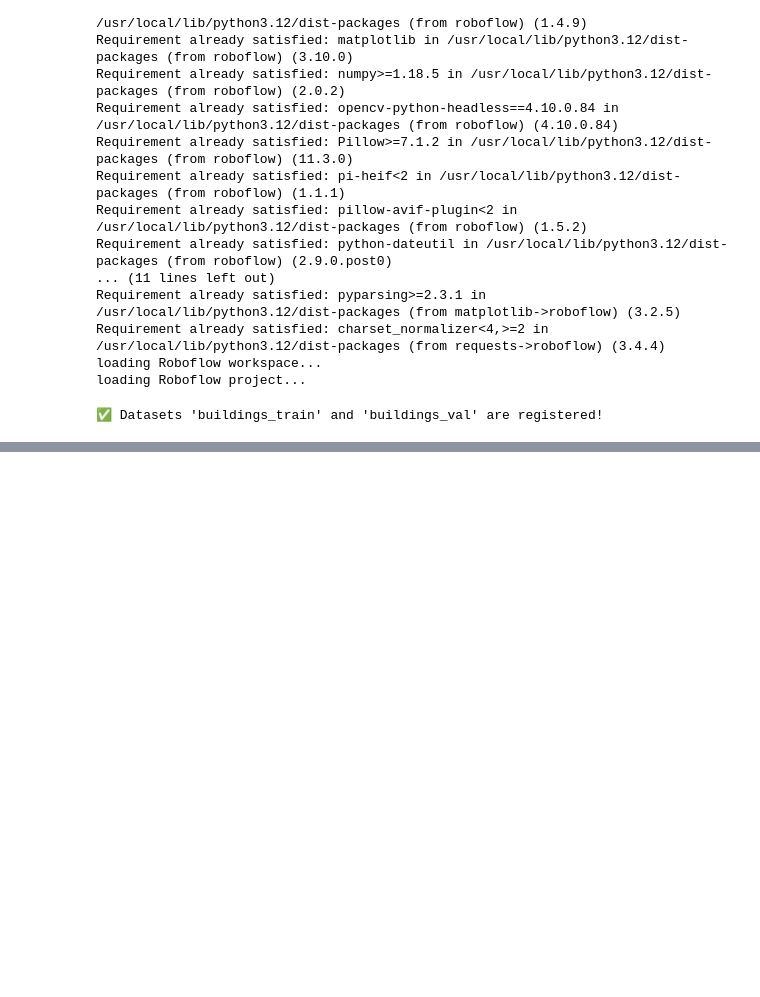
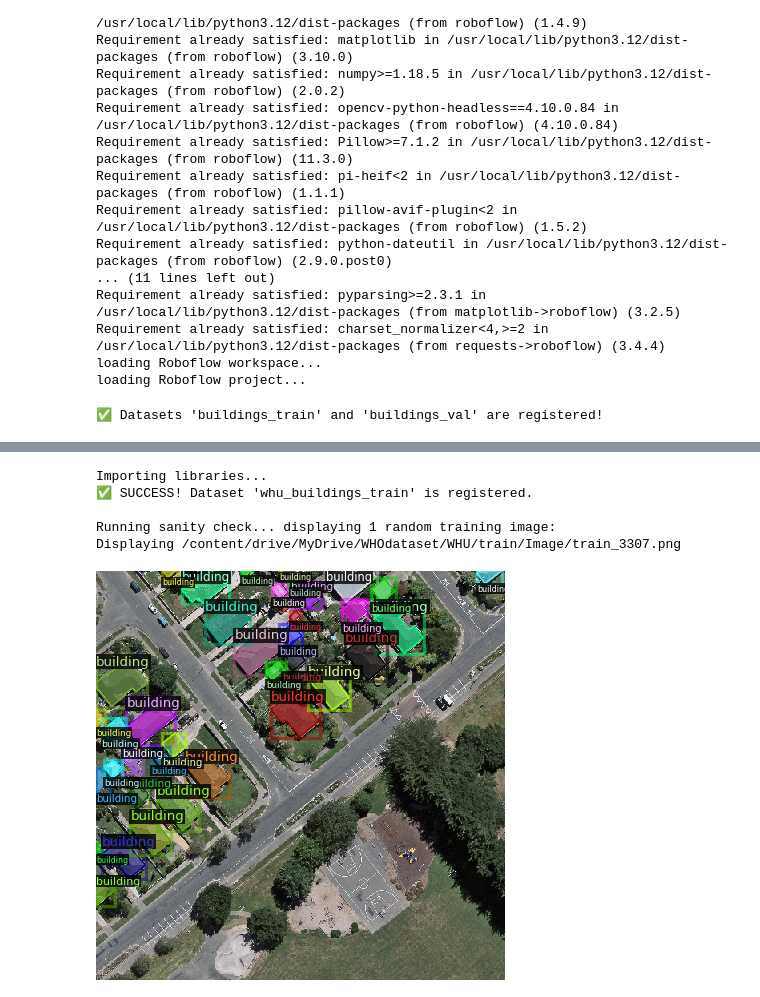
Before and after one commit to hitesh771/hitesh771.github.io, a Jupyter notebook: BuildingsSegmentnMasking.ipynb, the cells around one changed output, grey strips where cells are left out. Drawn from its saved outputs; the diff is of its cells as text; code cells hidden in the pictures; blank space fills up the shorter version.

```diff
--- a/BuildingsSegmentnMasking.ipynb
+++ b/BuildingsSegmentnMasking.ipynb
@@ -211,0 +383,57 @@ input.jpg                          th?id=ORMS.6a8960c4c668708b2864358d51497fff
+# %%
+# --- 1. Import all libraries ---
+print("Importing libraries...")
+from detectron2.data.datasets import register_coco_instances
+from detectron2.data import DatasetCatalog, MetadataCatalog
+from detectron2.utils.visualizer import Visualizer
+import os
+import random
+import cv2
+from google.colab.patches import cv2_imshow
+import detectron2 # Import the main library
+
+# --- 2. SET THE FOLDER PATHS (from your screenshot) ---
+dataset_name = "whu_buildings_train"
+dataset_json_path = "/content/drive/MyDrive/WHOdataset/WHU/train/_annotations.json"
+dataset_image_dir = "/content/drive/MyDrive/WHOdataset/WHU/train/Image"
+
+# --- 3. Safety check ---
+if dataset_name in DatasetCatalog.list():
+    DatasetCatalog.remove(dataset_name)
+
+# --- 4. Register the dataset (FIXED - no stray underscore) ---
+try:
+    register_coco_instances(dataset_name,
+                            {},
+                            dataset_json_path,
+                            dataset_image_dir)
+
+    print(f"✅ SUCCESS! Dataset '{dataset_name}' is registered.")
+
+except FileNotFoundError:
+    print("--- ❌ ERROR ---")
+    print(f"Could not find the file at: {dataset_json_path}")
+
+
+# --- 5. (SANITY CHECK) ---
+print("\nRunning sanity check... displaying 1 random training image:")
+try:
+    building_metadata = MetadataCatalog.get(dataset_name)
+    dataset_dicts = DatasetCatalog.get(dataset_name)
+
+    d = random.choice(dataset_dicts)
+    img = cv2.imread(d["file_name"])
+    v = Visualizer(img[:, :, ::-1], metadata=building_metadata, scale=0.8)
+    out = v.draw_dataset_dict(d)
+    print(f"Displaying {d['file_name']}")
+    cv2_imshow(out.get_image()[:, :, ::-1])
+except Exception as e:
+    print(f"\n--- ❌ ERROR DURING SANITY CHECK ---")
+    print(f"Could not visualize the data. Error: {e}")
+# %% [output]
+Importing libraries...
+✅ SUCCESS! Dataset 'whu_buildings_train' is registered.
+
+Running sanity check... displaying 1 random training image:
+Displaying /content/drive/MyDrive/WHOdataset/WHU/train/Image/train_3307.png
+[figure, added]
```
Also changed, not shown: parts of 8 cells of this notebook.
